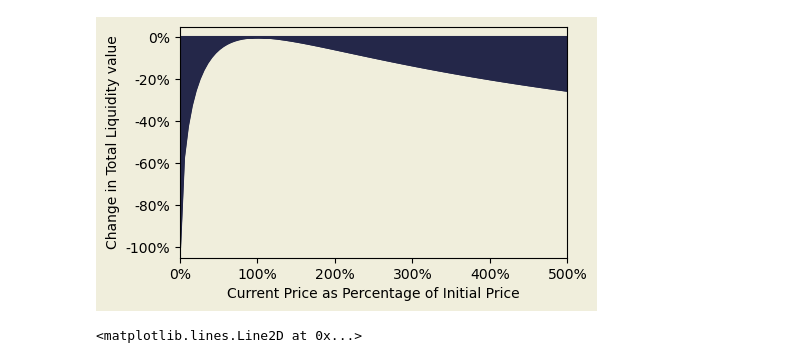
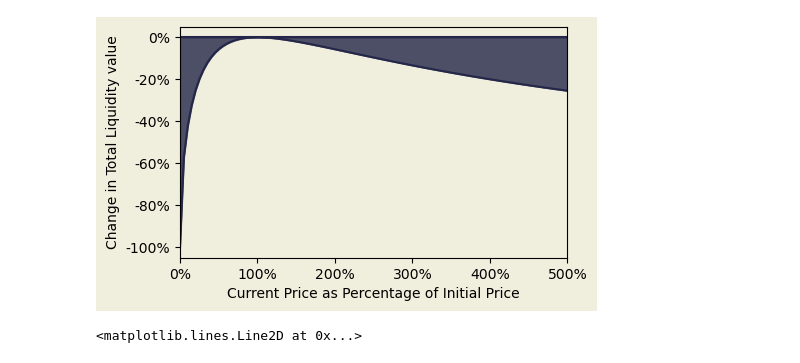
Before and after one commit to jiaxiang-cheng/definer, a Jupyter notebook: Impermanent-Loss.ipynb, the cells around one changed output. Drawn from its saved outputs; the diff is of its cells as text; code cells hidden in the pictures.

```diff
--- a/Impermanent-Loss.ipynb
+++ b/Impermanent-Loss.ipynb
@@ -6,32 +6,32 @@ import matplotlib.pyplot as plt
 # %%
 import matplotlib.pyplot as plt
 f = plt.figure(figsize=(5,3), facecolor="#F0EEDC")
 # Setting the background color of the plot
 ax = plt.axes()
 ax.set_facecolor("#F0EEDC")
 
 x = np.linspace(0, 5, 100)
 y = 2 * np.sqrt(x) / (x + 1) - 1
 
 plt.plot(x, y, color='#242749')
 plt.axhline(color='#242749')
 ax.set_ylim(-1.05, 0.05)
 plt.xlim(0, 5)
 
-ax.fill_between(x, 0, y, color='#242749')
+ax.fill_between(x, 0, y, color='#242749', alpha=0.8)
 
 plt.rcParams.update({'font.sans-serif':'DejaVu Sans'})
 
 vals_y = ax.get_yticks()
 ax.set_yticklabels(['{:,.0%}'.format(x) for x in vals_y])
 vals_x = ax.get_xticks()
 ax.set_xticklabels(['{:,.0%}'.format(x) for x in vals_x])
 
 plt.ylabel('Change in Total Liquidity value')
 plt.xlabel('Current Price as Percentage of Initial Price')
 plt.savefig('./img/IL_uniform.png', dpi=500, bbox_inches='tight')
 # %% [output]
-[figure, old version]
+[figure, new version]
 # %%
 pu = 3
 pl = 0.9
```
Also changed, not shown: 1 other file.
